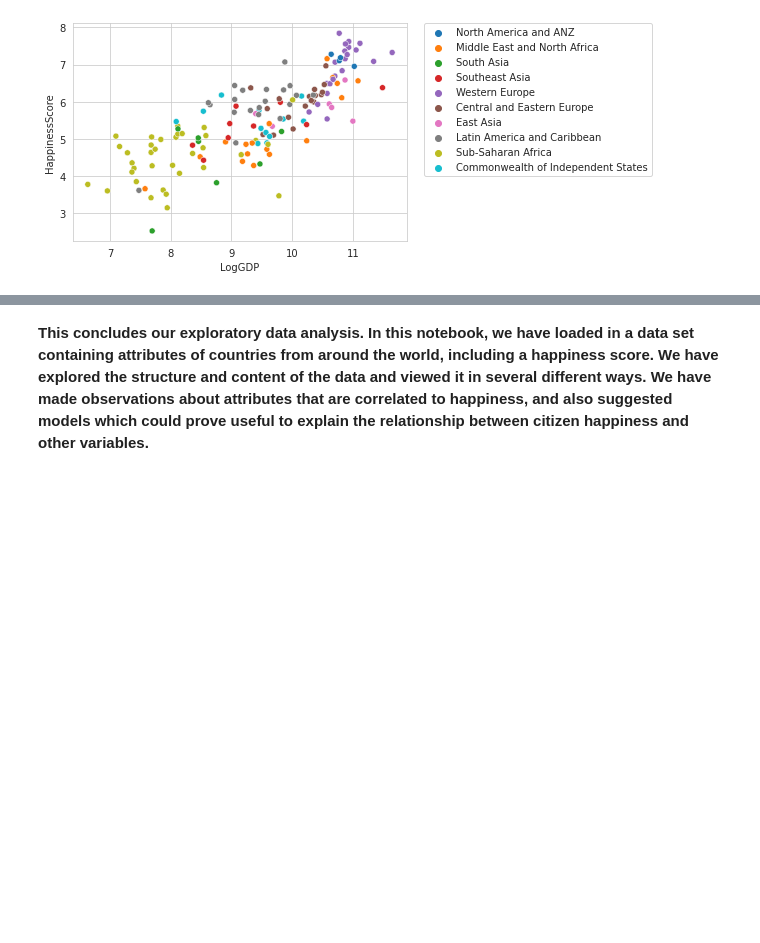
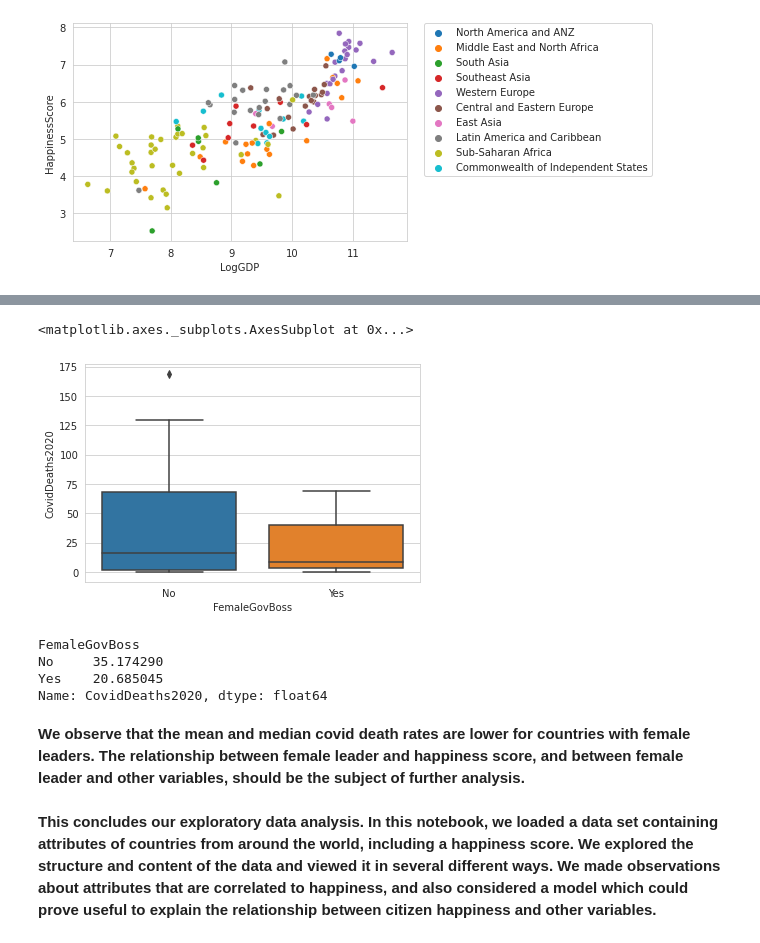
Before and after one commit to j-philtron/Projects, a Jupyter notebook: Happiness EDA/Happiness_EDA_Project.ipynb, the cells around one changed output, grey strips where cells are left out. Cells and saved outputs as stored; diff of their text form; code cells hidden in the pictures; blank space fills up the shorter version.

```diff
--- a/Happiness EDA/Happiness_EDA_Project.ipynb
+++ b/Happiness EDA/Happiness_EDA_Project.ipynb
@@ -213,2 +205,16 @@ sns.scatterplot(data=happyData, x='InstitutionalTrust', y='PerceptionsOfCorrupti
+# %%
+sns.boxplot(x='FemaleGovBoss', y='CovidDeaths2020', data=happyData)
+# %% [output]
+<matplotlib.axes._subplots.AxesSubplot at 0x...>
+[figure, added]
+# %%
+happyData.groupby('FemaleGovBoss')['CovidDeaths2020'].mean()
+# %% [output]
+FemaleGovBoss
+No     35.174290
+Yes    20.685045
+Name: CovidDeaths2020, dtype: float64
+# %% [markdown]
+**We observe that the mean and median covid death rates are lower for countries with female leaders. The relationship between female leader and happiness score, and between female leader and other variables, should be the subject of further analysis.**
 # %% [markdown]
-**This concludes our exploratory data analysis. In this notebook, we have loaded in a data set containing attributes of countries from around the world, including a happiness score. We have explored the structure and content of the data and viewed it in several different ways. We have made observations about attributes that are correlated to happiness, and also suggested models which could prove useful to explain the relationship between citizen happiness and other variables.**
+**This concludes our exploratory data analysis. In this notebook, we loaded a data set containing attributes of countries from around the world, including a happiness score. We explored the structure and content of the data and viewed it in several different ways. We made observations about attributes that are correlated to happiness, and also considered a model which could prove useful to explain the relationship between citizen happiness and other variables.**
```
Also changed, not shown: parts of 42 cells of this notebook.
